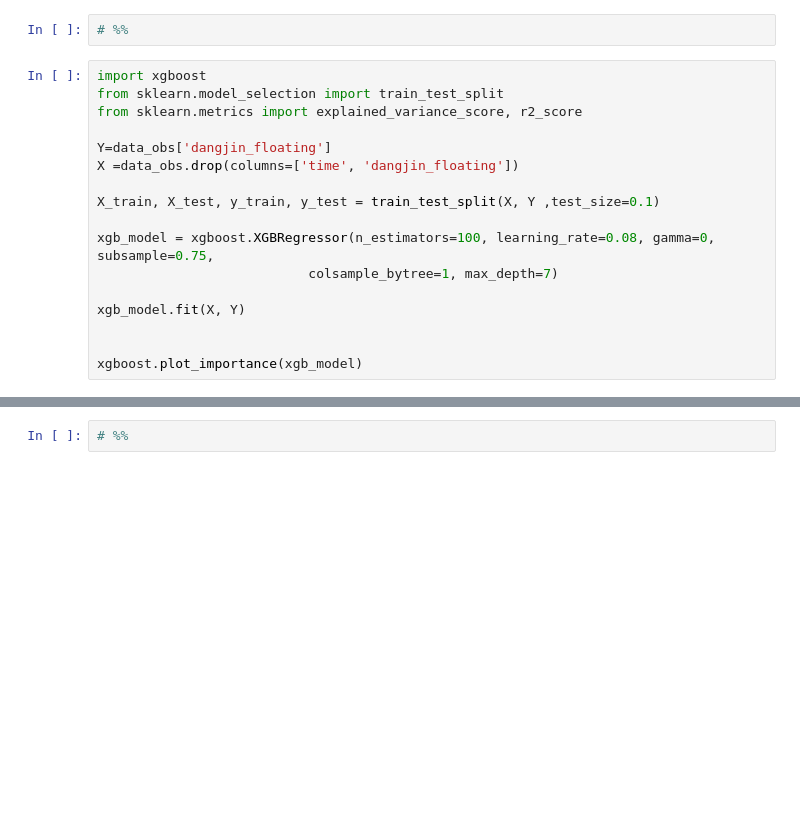
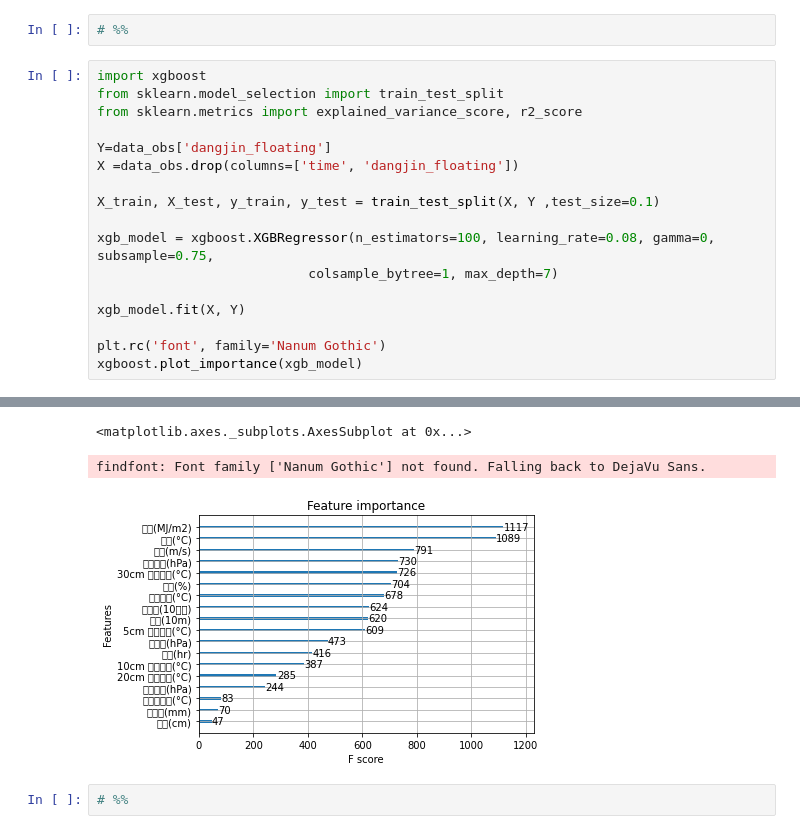
Before and after one commit to mini-song/Graduation-Project, a Jupyter notebook: LSTM_baseline.ipynb, the cells around one changed output, grey strips where cells are left out. Drawn from its saved outputs; the diff is of its cells as text; blank space fills up the shorter version.

```diff
--- a/LSTM_baseline.ipynb
+++ b/LSTM_baseline.ipynb
@@ -175,5 +320,6 @@ xgb_model = xgboost.XGBRegressor(n_estimators=100, learning_rate=0.08, gamma=0,
 
 xgb_model.fit(X, Y)
 
-
+plt.rc('font', family='Nanum Gothic')
 xgboost.plot_importance(xgb_model)
+# %% [output]
@@ -180,3 +327,6 @@ xgboost.plot_importance(xgb_model)
+<matplotlib.axes._subplots.AxesSubplot at 0x...>
+findfont: Font family ['Nanum Gothic'] not found. Falling back to DejaVu Sans.
+[figure, added]
 # %%
 # %%
 # %%
```
Also changed, not shown: parts of 84 cells of this notebook.
